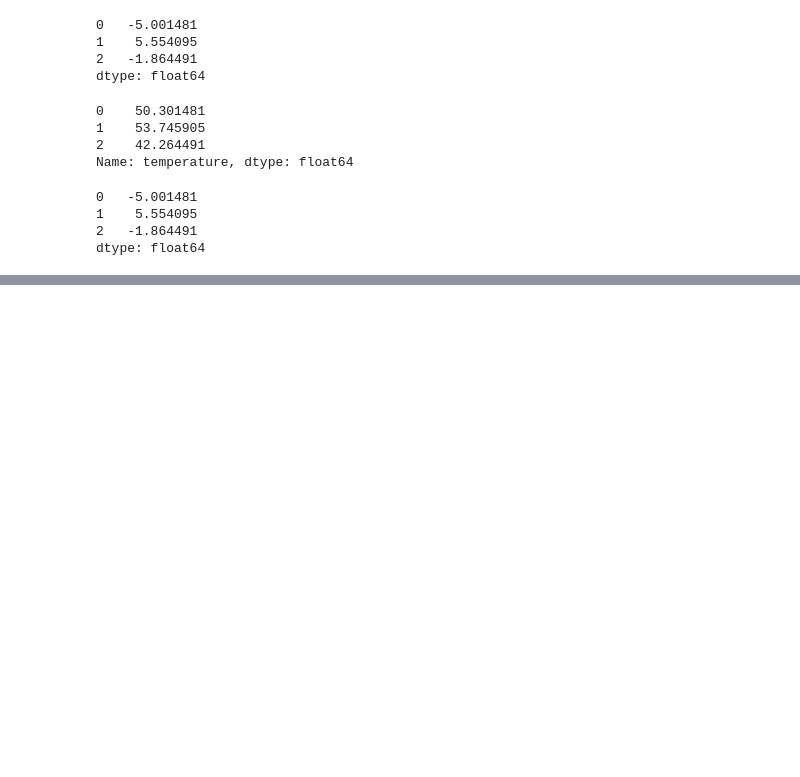
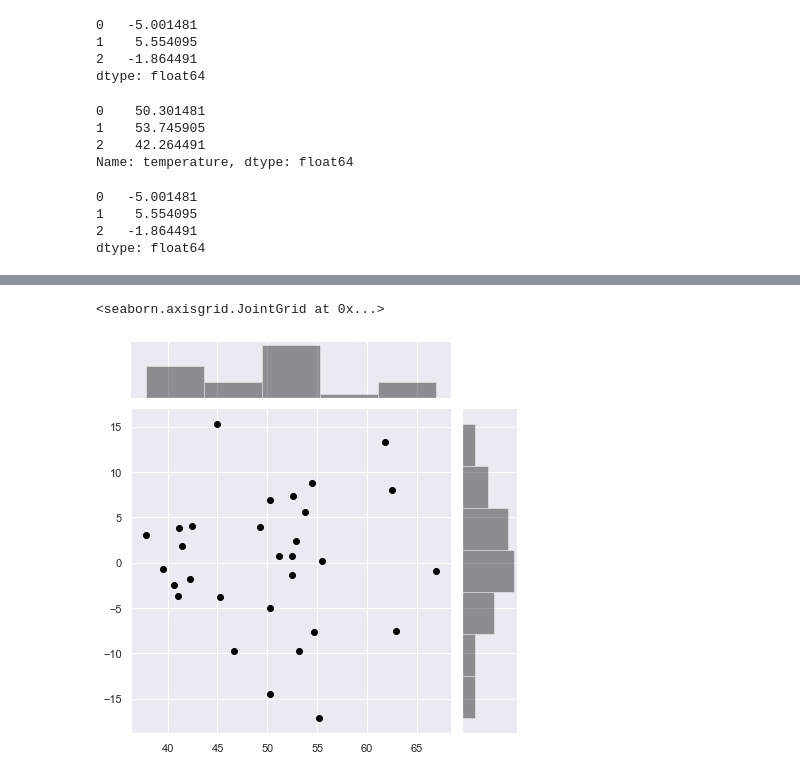
Before and after one commit to HidehikoMURAO/Python, a Jupyter notebook: Learning statistics with Python/5-1_py.ipynb, the cells around one changed output, grey strips where cells are left out. Cells and saved outputs as stored; diff of their text form; code cells hidden in the pictures; blank space fills up the shorter version.

```diff
--- a/Learning statistics with Python/5-1_py.ipynb
+++ b/Learning statistics with Python/5-1_py.ipynb
@@ -153,0 +194,7 @@ dtype: float64
+# %%
+sns.jointplot(lm_model.fittedvalues, resid,
+              joint_kws = {"color": "black"},
+              marginal_kws = {"color": "black"})
+# %% [output]
+<seaborn.axisgrid.JointGrid at 0x...>
+[figure, added]
```
Also changed, not shown: parts of 14 cells of this notebook.
